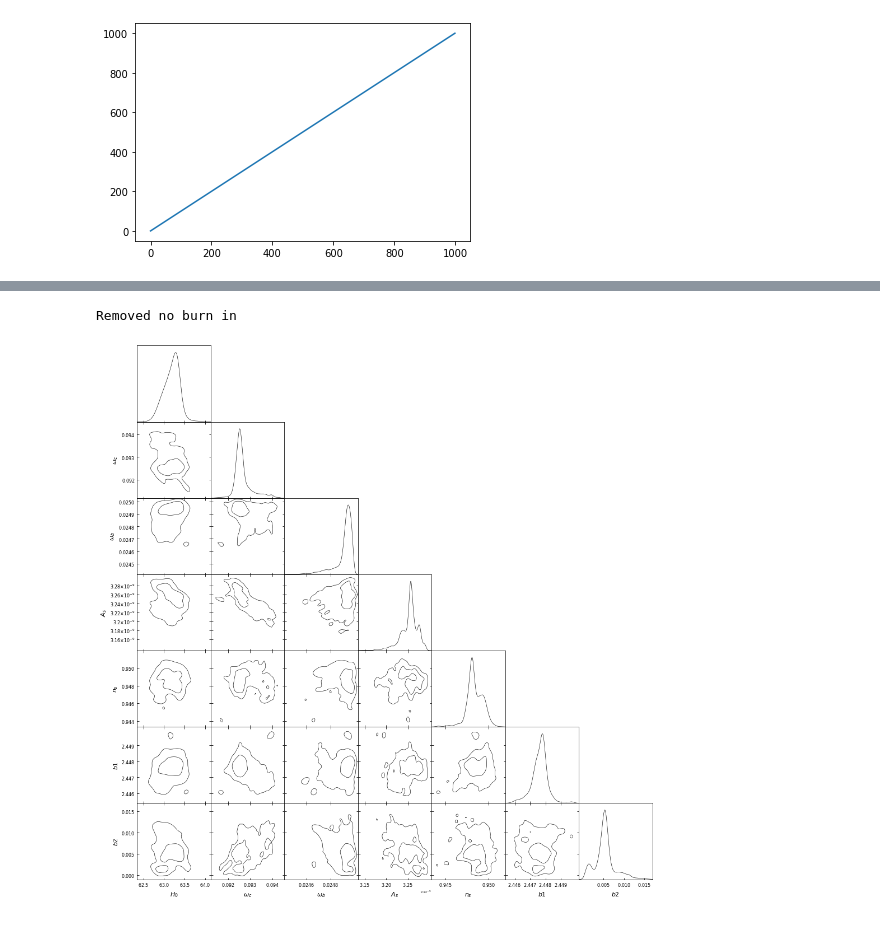
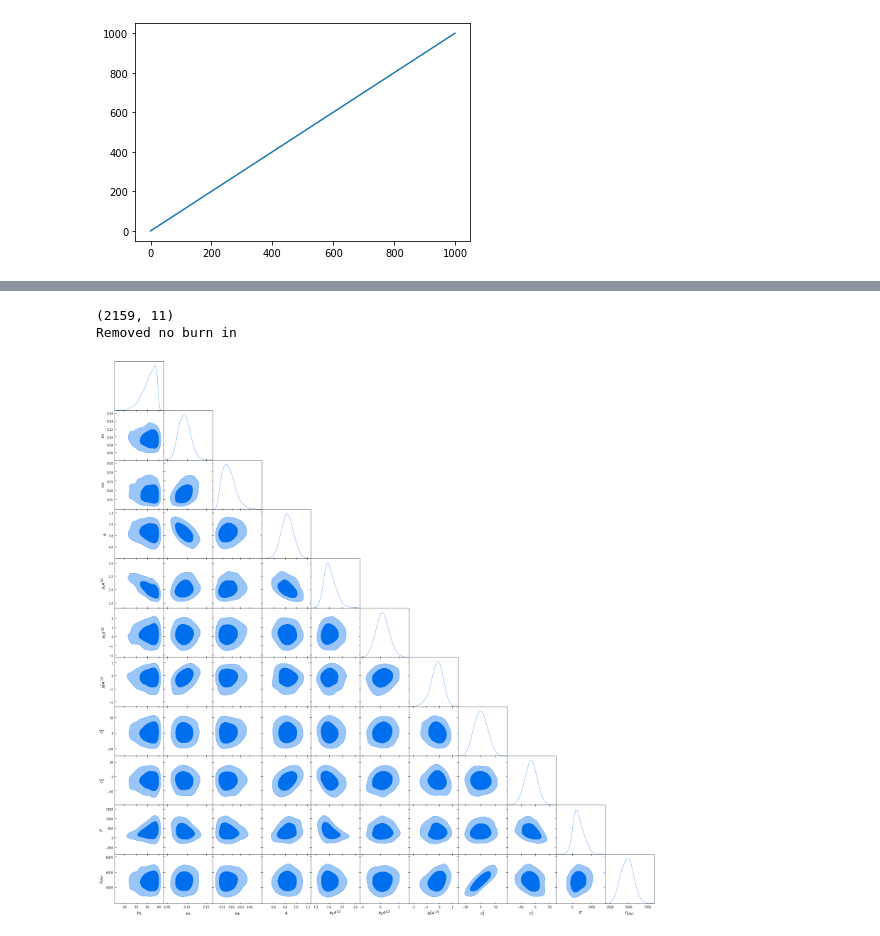
Before and after one commit to jadamo/CovNet, a Jupyter notebook: notebooks/Likelihood.ipynb, the cells around one changed output, grey strips where cells are left out. Cells and saved outputs as stored; diff of their text form; code cells hidden in the pictures.

```diff
--- a/notebooks/Likelihood.ipynb
+++ b/notebooks/Likelihood.ipynb
@@ -70,8 +121,8 @@ def calc_sigma8(chain):
 # %%
 # load in the mcmc chain from file
-N    = 60000
-NDIM = 6
-N_sub = N
+N    = 100000
+NDIM = 11
+N_sub = 70000
 file1 = np.load(data_dir+"mcmc_chains_Fixed.npz")
 file2 = np.load(data_dir+"MCMC-Model Chains/mcmc_chains_Gaussian_Varied.npz")
 file3 = np.load(data_dir+"MCMC-Model Chains/mcmc_chains_Cholesky_Varied.npz")
@@ -86,7 +137,7 @@ chain_varied_G_emulated = file5["chain"]
 chain_varied_C = file3["chain"]
 chain_varied_SSC = file4["chain"]
 
-chain_fixed[:,3] = np.exp(chain_fixed[:,3]) / 1e10
+#chain_fixed[:,3] = np.exp(chain_fixed[:,3]) / 1e10
 chain_fixed_far[:,3] = np.exp(chain_fixed_far[:,3]) / 1e10
 chain_varied_G[:,3] = np.exp(chain_varied_G[:,3]) / 1e10
 chain_varied_G_emulated[:,3] = np.exp(chain_varied_G_emulated[:,3]) / 1e10
@@ -362,0 +357,21 @@ plt.show()
+# %%
+# lets analyse the results
+multinest_dir = "/home/joeadamo/Research/CovNet/chains/Multinest/test-"
+
+a_T0 = pymultinest.Analyzer(n_params = 11, outputfiles_basename=multinest_dir)
+#a_no_T0 = pymultinest.Analyzer(n_params = n_params, outputfiles_basename=chains_dir+prefix[1])
+#s = a.get_stats()
+
+# This takes the end of the chain calculated by multinest
+chain_Mult_T0 = a_T0.get_equal_weighted_posterior()
+#chain_Mult_no_T0 = a_no_T0.get_equal_weighted_posterior()
+
+#chain_Mult_T0[:,3] = np.exp(chain_Mult_T0[:,3]) / 1e10
+#chain_Mult_no_T0[:,3] = np.exp(chain_Mult_no_T0[:,3]) / 1e10
+fig, ax = plt.subplots(NDIM+1,1,figsize=(10, 2.5 * NDIM+1))
+for i in range(NDIM):
+    ax[i].plot(chain_Mult_T0[:,i], 'k-', lw=0.3)
+#fig, ax = plt.subplots(NDIM+1,1,figsize=(10, 2.5 * NDIM+1))
+#for i in range(7):
+#    ax[i].plot(chain_Mult_no_T0[:,i], 'k-', lw=0.3)
+plt.show()
@@ -363,18 +381,15 @@ plt.show()
 # %%
 N_BURN_IN = 10
-cosmo_truth = [67.8,0.1190,0.02215,3.094,0.9649, 1.9485,-0.538]
-cosmo_fid = np.array([67.8,0.1190,0.02215,3.094,0.9649,1.9485,-0.5387])
 Omega_b = 0.048206; h = cosmo_fid[0] / 100.
 Omega_m = 0.307115
-#model the cholesky decomposition
-#double check how I canclulate H0
-#compare C with other emulators
+
 #samples_fixed = chain_fixed[N_BURN_IN:, :].reshape((-1,NDIM))
 # look into what the consensus is for using the T0 term <- can look at this in the simulation case as well
-samples_1 = chain_Mult_T0[N_BURN_IN:, :NDIM+1].reshape((-1,NDIM+1))
+samples_1 = chain_Mult_T0[N_BURN_IN:, :NDIM].reshape((-1,NDIM))
 #samples_2 = chain_Mult_no_T0[N_BURN_IN:, :NDIM].reshape((-1,NDIM))
-plot_cosmo_contours([samples_1], [ "Fixed Covariance"], 7)
+plot_cosmo_contours([samples_1], [ "Fixed Covariance"], 11)
 #plot_cosmo_contours(samples_2, samples_2, [ "No T0 term", "No T0 term"], 6
 # %% [output]
+(2159, 11)
 Removed no burn in
-[figure, old version]
+[figure, new version]
```
Also changed, not shown: parts of 27 cells of this notebook, 12 other files.
